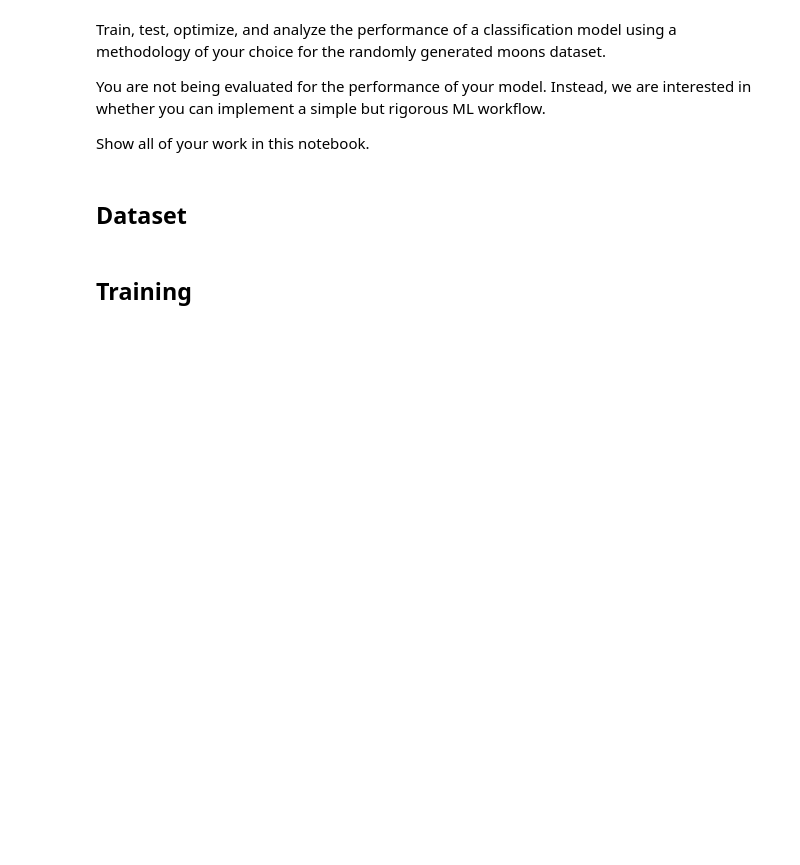
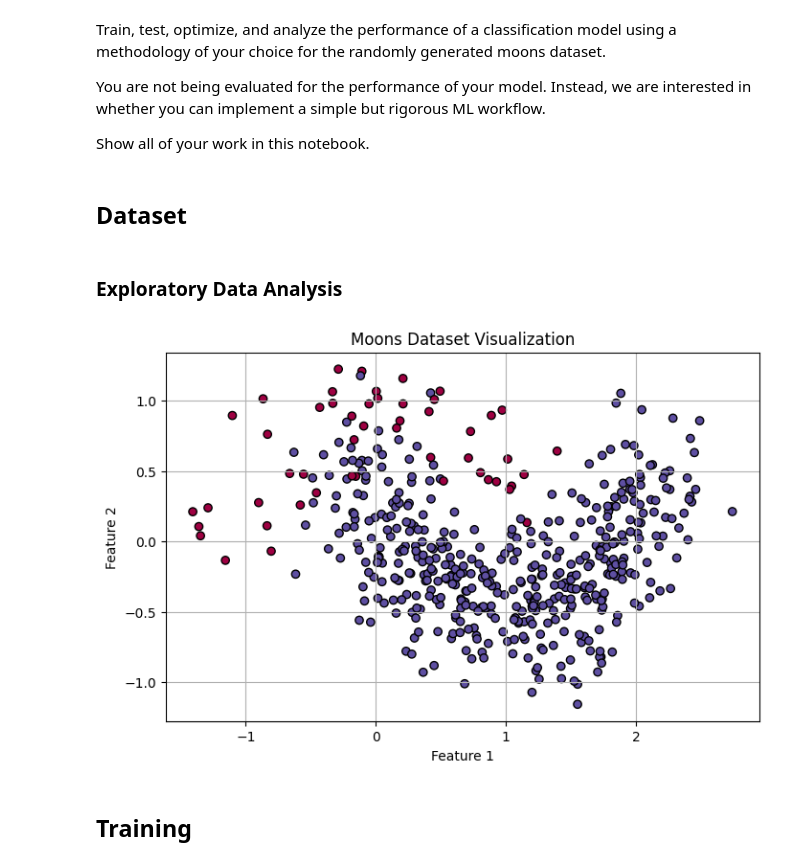
Before and after one commit to Ernesto905/Umich-DataScience-Team-Tutorial, a Jupyter notebook: Optional Challenges/ML Focus/ml_challenge.ipynb, the cells around one changed output. Cells and saved outputs as stored; diff of their text form; code cells hidden in the pictures; blank space fills up the shorter version.

Commit message:
added Exploratory data analysis for machine learning optional

```diff
--- a/Optional Challenges/ML Focus/ml_challenge.ipynb
+++ b/Optional Challenges/ML Focus/ml_challenge.ipynb
@@ -20,3 +21,19 @@ from sklearn.datasets import make_moons
 X, Y = make_moons(random_state=42, n_samples=(50, 450), noise=0.25)
+# %% [markdown]
+### Exploratory Data Analysis
+# %%
+import matplotlib.pyplot as plt
+
+# Assuming `X` and `Y` have been generated using the make_moons function
+
+plt.figure(figsize=(8, 5))  # Set the figure size
+plt.scatter(X[:, 0], X[:, 1], c=Y, cmap=plt.cm.Spectral, edgecolor='k')  # Scatter plot of the two features in X, colored by Y
+plt.title('Moons Dataset Visualization')
+plt.xlabel('Feature 1')
+plt.ylabel('Feature 2')
+plt.grid(True)
+plt.show()
+# %% [output]
+[figure, added]
 # %% [markdown]
 ## Training
```
Also changed, not shown: parts of 4 cells of this notebook.
